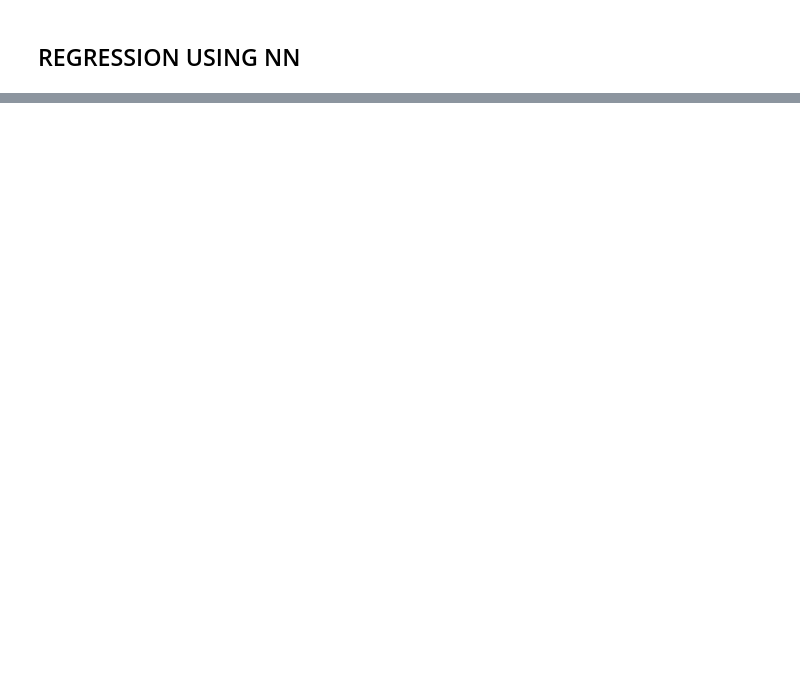
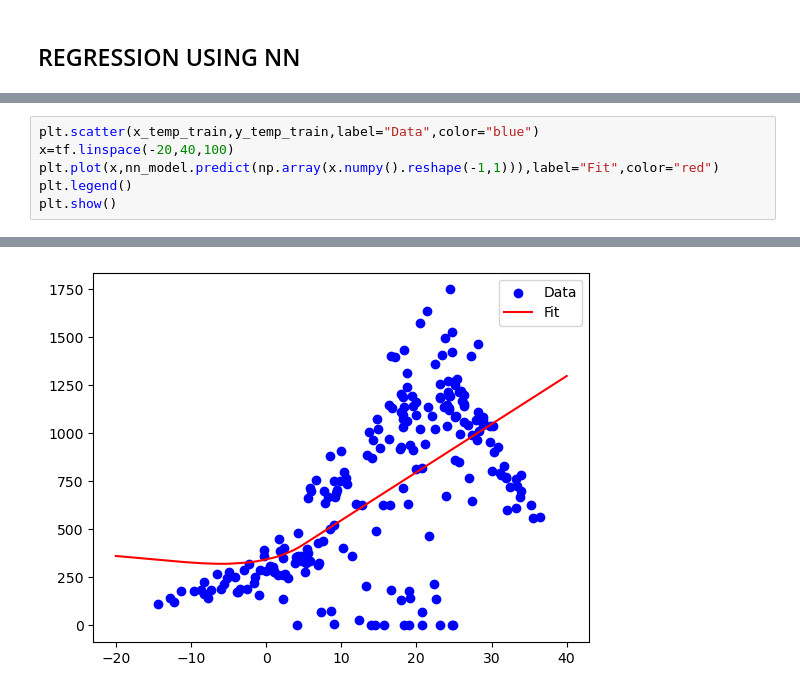
Before and after one commit to ishuaaa/ML, a Jupyter notebook: jaishreeram2.ipynb, the cells around one changed output, grey strips where cells are left out. Drawn from its saved outputs; the diff is of its cells as text; blank space fills up the shorter version.

```diff
--- a/jaishreeram2.ipynb
+++ b/jaishreeram2.ipynb
@@ -101,0 +171,7 @@ all_reg.score(x_test_all,y_test_all)
+# %%
+plt.scatter(x_temp_train,y_temp_train,label="Data",color="blue")
+x=tf.linspace(-20,40,100)
+plt.plot(x,nn_model.predict(np.array(x.numpy().reshape(-1,1))),label="Fit",color="red")
+plt.legend()
+plt.show()
+# %% [output]
@@ -101,0 +179 @@ all_reg.score(x_test_all,y_test_all)
+[figure, added]
```
Also changed, not shown: parts of 23 cells of this notebook.
